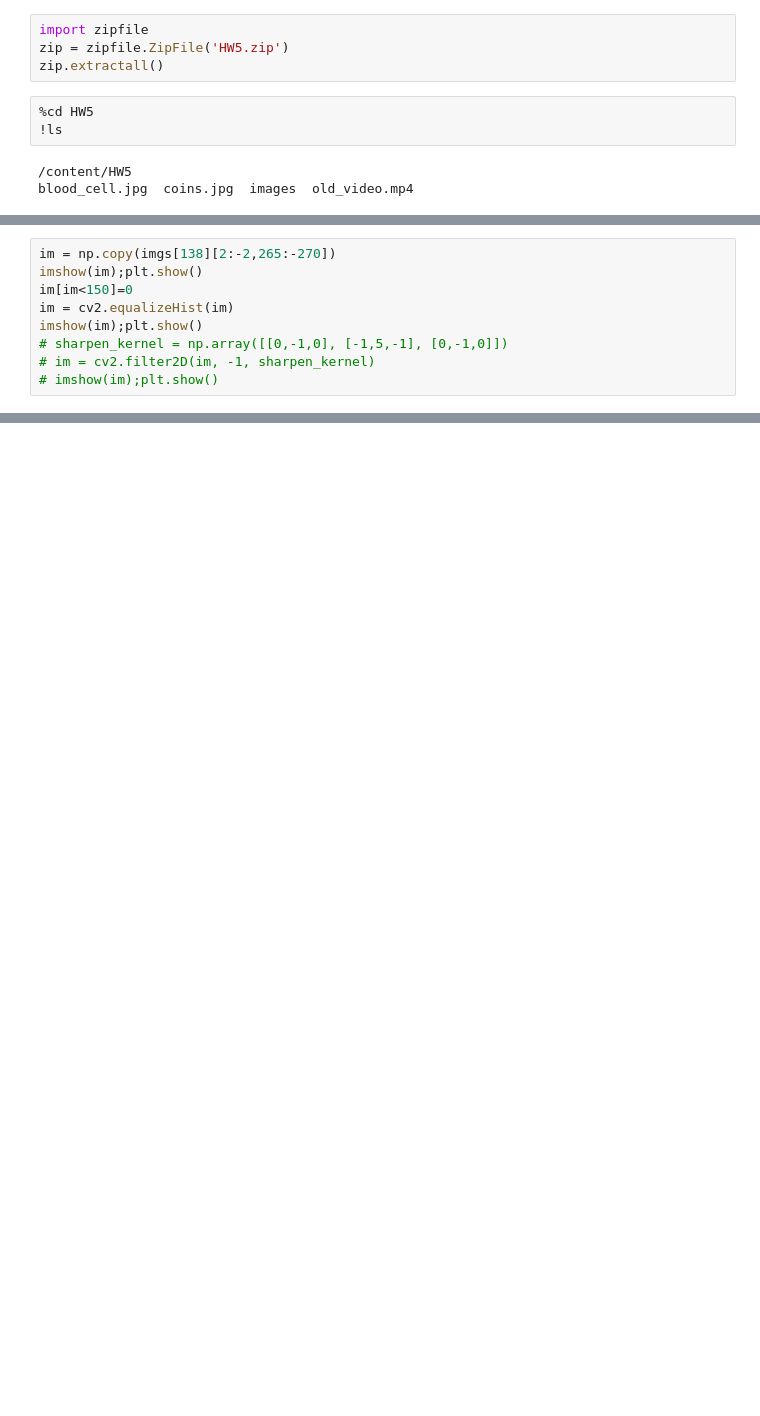
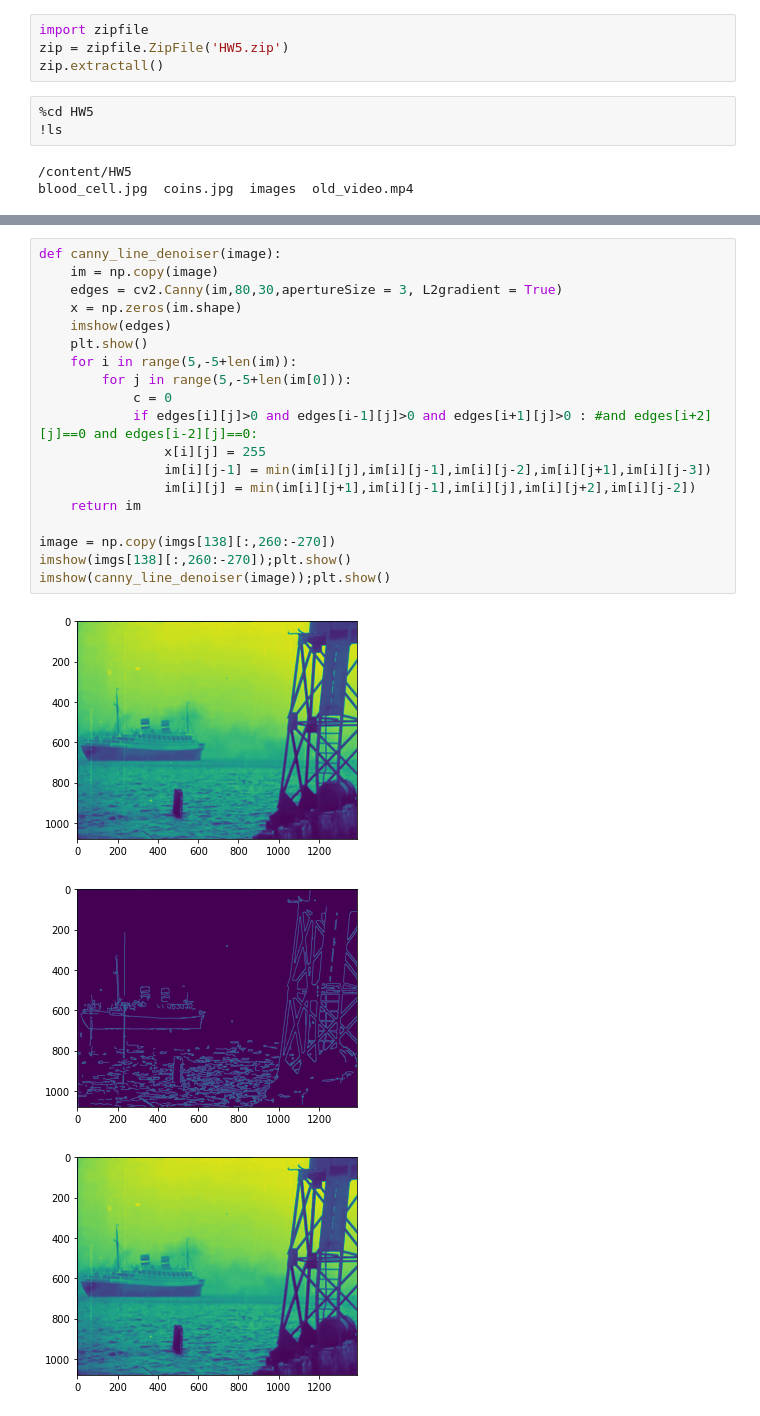
Before and after one commit to aSafarpoor/DIP, a Jupyter notebook: DIP_HW5_Q4.ipynb, the cells around one changed output, grey strips where cells are left out. Saved outputs shown, nothing was run; the diff lists cells and outputs as text; blank space fills up the shorter version.

```diff
--- a/DIP_HW5_Q4.ipynb
+++ b/DIP_HW5_Q4.ipynb
@@ -97,9 +61,0 @@ imgs = np.array(imgs)
-# %%
-im = np.copy(imgs[138][2:-2,265:-270])
-imshow(im);plt.show()
-im[im<150]=0
-im = cv2.equalizeHist(im)
-imshow(im);plt.show()
-# sharpen_kernel = np.array([[0,-1,0], [-1,5,-1], [0,-1,0]])
-# im = cv2.filter2D(im, -1, sharpen_kernel)
-# imshow(im);plt.show()
@@ -185,0 +130,23 @@ clip.write_videofile('aaa.mp4')
+# %%
+def canny_line_denoiser(image):
+    im = np.copy(image)
+    edges = cv2.Canny(im,80,30,apertureSize = 3, L2gradient = True)
+    x = np.zeros(im.shape)
+    imshow(edges)
+    plt.show()
+    for i in range(5,-5+len(im)):
+        for j in range(5,-5+len(im[0])):
+            c = 0
+            if edges[i][j]>0 and edges[i-1][j]>0 and edges[i+1][j]>0 : #and edges[i+2][j]==0 and edges[i-2][j]==0:
+                x[i][j] = 255
+                im[i][j-1] = min(im[i][j],im[i][j-1],im[i][j-2],im[i][j+1],im[i][j-3])
+                im[i][j] = min(im[i][j+1],im[i][j-1],im[i][j],im[i][j+2],im[i][j-2])
+    return im
+
+image = np.copy(imgs[138][:,260:-270])
+imshow(imgs[138][:,260:-270]);plt.show()
+imshow(canny_line_denoiser(image));plt.show()
+# %% [output]
+[figure, added]
+[figure, added]
+[figure, added]
```
Also changed, not shown: parts of 52 cells of this notebook.
